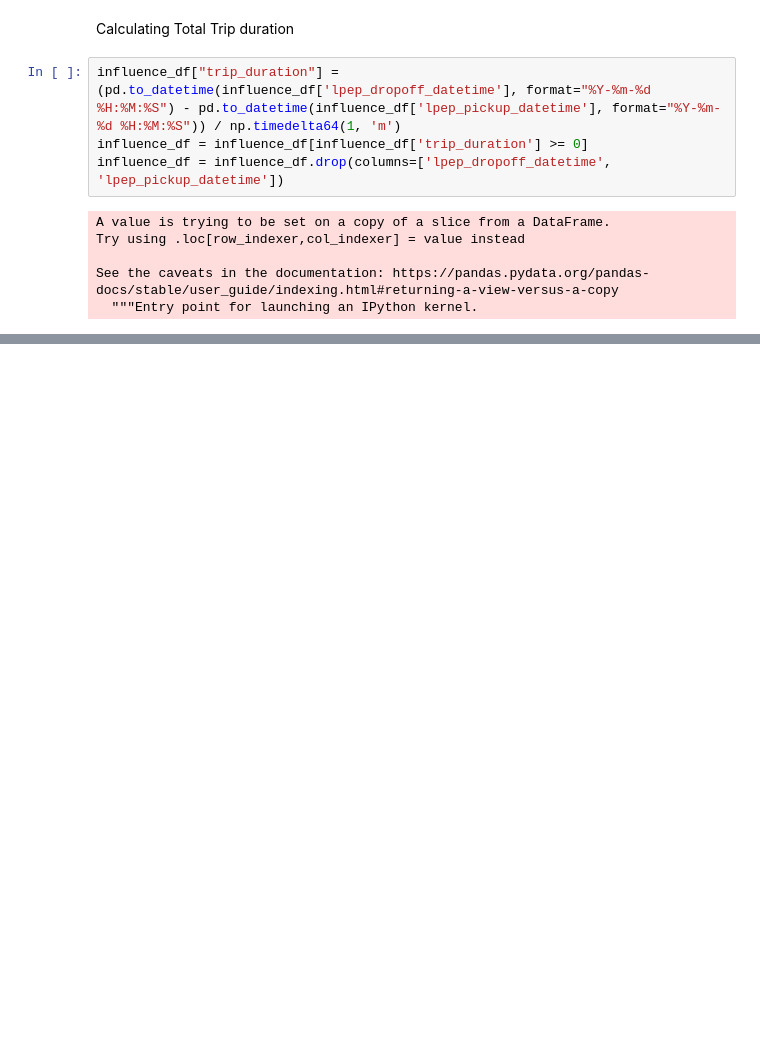
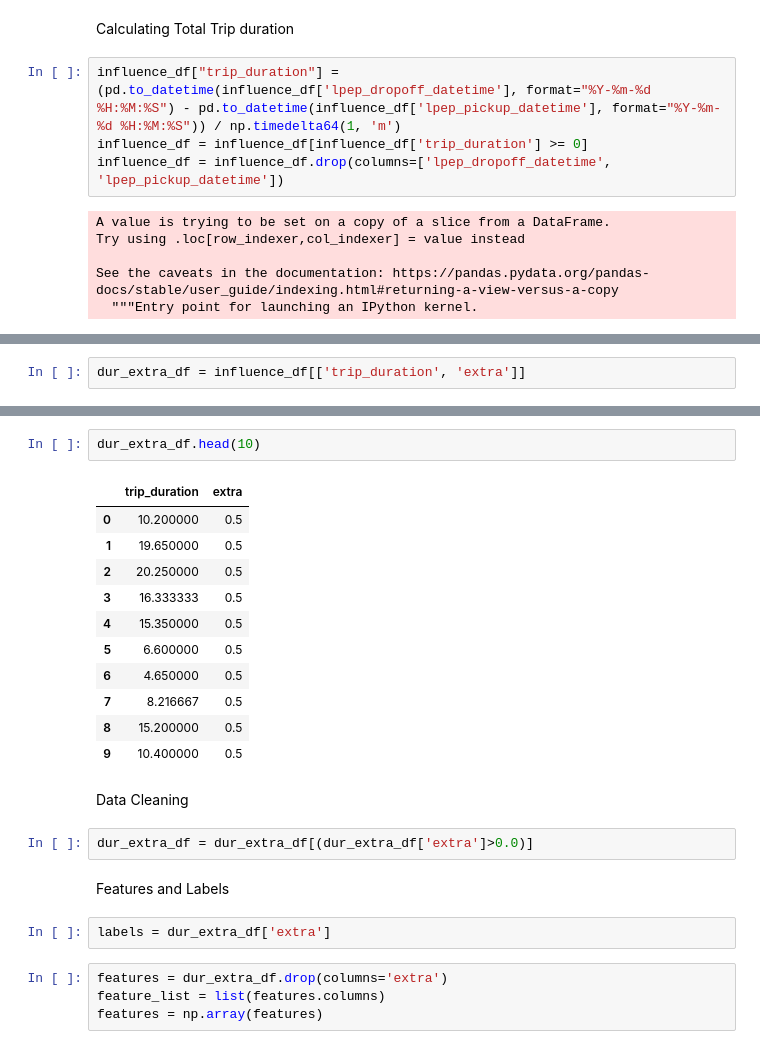
Before and after one commit to adhish70/Taxi_Fare_Prediction-CS672_Project, a Jupyter notebook: main_design.ipynb, the cells around one changed output, grey strips where cells are left out. Cells and saved outputs as stored; diff of their text form; blank space fills up the shorter version.

```diff
--- a/main_design.ipynb
+++ b/main_design.ipynb
@@ -815,0 +902,2 @@ influence_df.head(10)
+# %%
+dur_extra_df = influence_df[['trip_duration', 'extra']]
@@ -815,0 +916,26 @@ influence_df.head(10)
+# %%
+dur_extra_df.head(10)
+# %% [output]
+|  | trip_duration | extra |
+| 0 | 10.200000 | 0.5 |
+| 1 | 19.650000 | 0.5 |
+| 2 | 20.250000 | 0.5 |
+| 3 | 16.333333 | 0.5 |
+| 4 | 15.350000 | 0.5 |
+| 5 | 6.600000 | 0.5 |
+| 6 | 4.650000 | 0.5 |
+| 7 | 8.216667 | 0.5 |
+| 8 | 15.200000 | 0.5 |
+| 9 | 10.400000 | 0.5 |
+# %% [markdown]
+Data Cleaning
+# %%
+dur_extra_df = dur_extra_df[(dur_extra_df['extra']>0.0)]
+# %% [markdown]
+Features and Labels
+# %%
+labels = dur_extra_df['extra']
+# %%
+features = dur_extra_df.drop(columns='extra')
+feature_list = list(features.columns)
+features = np.array(features)
```
Also changed, not shown: parts of 37 cells of this notebook.
